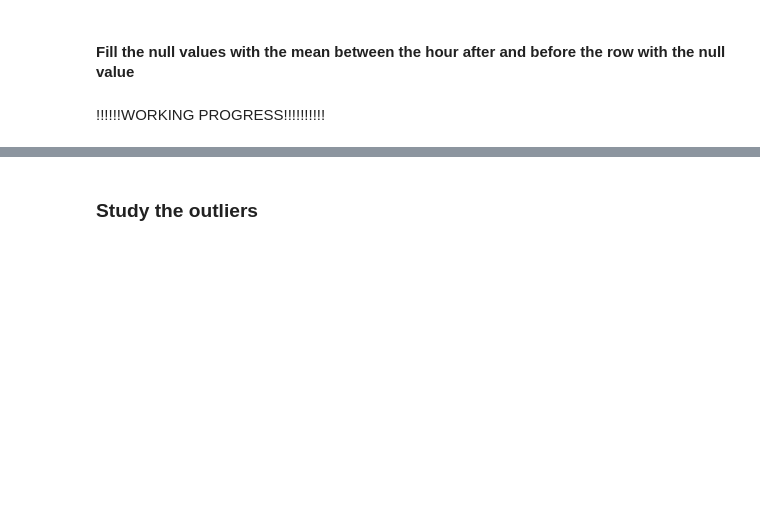
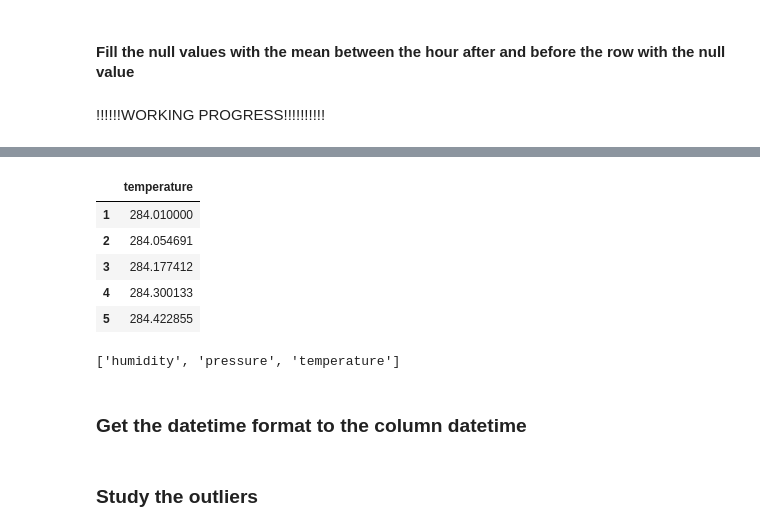
Before and after one commit to alvarofernandezmalagon/TFM-Taxi-Fare-Prediction, a Jupyter notebook: Exploratory Chicago Weather Data.ipynb, the cells around one changed output, grey strips where cells are left out. Cells and saved outputs as stored; diff of their text form; code cells hidden in the pictures; blank space fills up the shorter version.

```diff
--- a/Exploratory Chicago Weather Data.ipynb
+++ b/Exploratory Chicago Weather Data.ipynb
@@ -292,0 +339,14 @@ dtype: float64
+# %%
+chicago_temperature = chicago_weather[['temperature']]
+chicago_temperature.head()
+# %% [output]
+|  | temperature |
+| 1 | 284.010000 |
+| 2 | 284.054691 |
+| 3 | 284.177412 |
+| 4 | 284.300133 |
+| 5 | 284.422855 |
+# %%
+attributes_null
+# %% [output]
+['humidity', 'pressure', 'temperature']
@@ -292,0 +364,2 @@ dtype: float64
+# %% [markdown]
+### Get the datetime format to the column datetime
```
Also changed, not shown: parts of 31 cells of this notebook.
